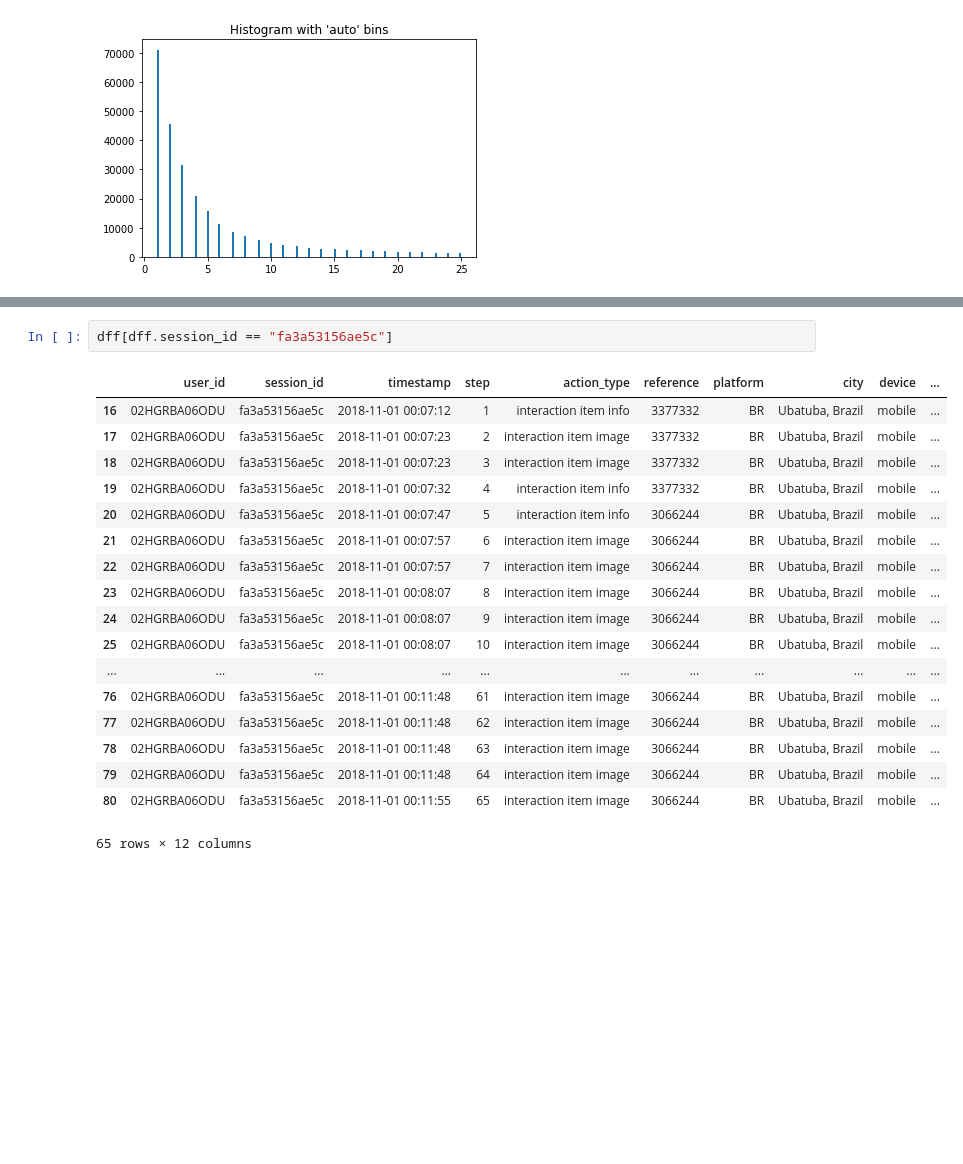
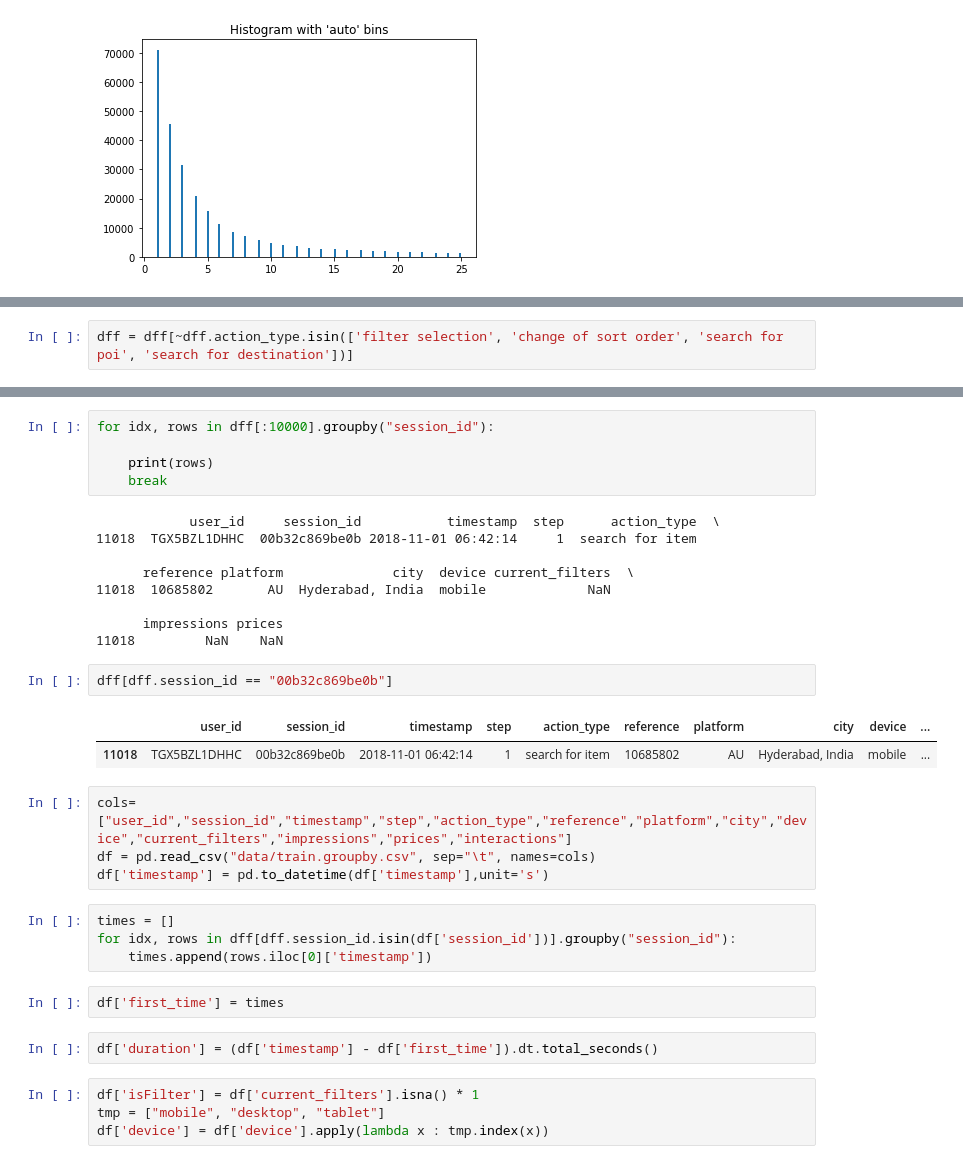
Before and after one commit to feay1234/RSC2019, a Jupyter notebook: Data.ipynb, the cells around one changed output, grey strips where cells are left out. Saved outputs shown, nothing was run; the diff lists cells and outputs as text; blank space fills up the shorter version.

```diff
--- a/Data.ipynb
+++ b/Data.ipynb
@@ -332,0 +154,2 @@ s.filter(lambda x: len(x) ==1)
+# %%
+dff = dff[~dff.action_type.isin(['filter selection', 'change of sort order', 'search for poi', 'search for destination'])]
@@ -333,21 +165,35 @@ s.filter(lambda x: len(x) ==1)
+# %%
+for idx, rows in dff[:10000].groupby("session_id"):
+
+    print(rows)
+    break
+# %% [output]
+            user_id     session_id           timestamp  step      action_type  \
+11018  TGX5BZL1DHHC  00b32c869be0b 2018-11-01 06:42:14     1  search for item
+
+      reference platform              city  device current_filters  \
+11018  10685802       AU  Hyderabad, India  mobile             NaN
+
+      impressions prices
+11018         NaN    NaN
 # %%
-dff[dff.session_id == "fa3a53156ae5c"]
+dff[dff.session_id == "00b32c869be0b"]
 # %% [output]
 |  | user_id | session_id | timestamp | step | action_type | reference | platform | city | device | ... |
-| 16 | 02HGRBA06ODU | fa3a53156ae5c | 2018-11-01 00:07:12 | 1 | interaction item info | 3377332 | BR | Ubatuba, Brazil | mobile | ... |
-| 17 | 02HGRBA06ODU | fa3a53156ae5c | 2018-11-01 00:07:23 | 2 | interaction item image | 3377332 | BR | Ubatuba, Brazil | mobile | ... |
-| 18 | 02HGRBA06ODU | fa3a53156ae5c | 2018-11-01 00:07:23 | 3 | interaction item image | 3377332 | BR | Ubatuba, Brazil | mobile | ... |
-| 19 | 02HGRBA06ODU | fa3a53156ae5c | 2018-11-01 00:07:32 | 4 | interaction item info | 3377332 | BR | Ubatuba, Brazil | mobile | ... |
-| 20 | 02HGRBA06ODU | fa3a53156ae5c | 2018-11-01 00:07:47 | 5 | interaction item info | 3066244 | BR | Ubatuba, Brazil | mobile | ... |
-| 21 | 02HGRBA06ODU | fa3a53156ae5c | 2018-11-01 00:07:57 | 6 | interaction item image | 3066244 | BR | Ubatuba, Brazil | mobile | ... |
-| 22 | 02HGRBA06ODU | fa3a53156ae5c | 2018-11-01 00:07:57 | 7 | interaction item image | 3066244 | BR | Ubatuba, Brazil | mobile | ... |
-| 23 | 02HGRBA06ODU | fa3a53156ae5c | 2018-11-01 00:08:07 | 8 | interaction item image | 3066244 | BR | Ubatuba, Brazil | mobile | ... |
-| 24 | 02HGRBA06ODU | fa3a53156ae5c | 2018-11-01 00:08:07 | 9 | interaction item image | 3066244 | BR | Ubatuba, Brazil | mobile | ... |
-| 25 | 02HGRBA06ODU | fa3a53156ae5c | 2018-11-01 00:08:07 | 10 | interaction item image | 3066244 | BR | Ubatuba, Brazil | mobile | ... |
-| ... | ... | ... | ... | ... | ... | ... | ... | ... | ... | ... |
-| 76 | 02HGRBA06ODU | fa3a53156ae5c | 2018-11-01 00:11:48 | 61 | interaction item image | 3066244 | BR | Ubatuba, Brazil | mobile | ... |
-| 77 | 02HGRBA06ODU | fa3a53156ae5c | 2018-11-01 00:11:48 | 62 | interaction item image | 3066244 | BR | Ubatuba, Brazil | mobile | ... |
-| 78 | 02HGRBA06ODU | fa3a53156ae5c | 2018-11-01 00:11:48 | 63 | interaction item image | 3066244 | BR | Ubatuba, Brazil | mobile | ... |
-| 79 | 02HGRBA06ODU | fa3a53156ae5c | 2018-11-01 00:11:48 | 64 | interaction item image | 3066244 | BR | Ubatuba, Brazil | mobile | ... |
-| 80 | 02HGRBA06ODU | fa3a53156ae5c | 2018-11-01 00:11:55 | 65 | interaction item image | 3066244 | BR | Ubatuba, Brazil | mobile | ... |
+| 11018 | TGX5BZL1DHHC | 00b32c869be0b | 2018-11-01 06:42:14 | 1 | search for item | 10685802 | AU | Hyderabad, India | mobile | ... |
-65 rows × 12 columns
+# %%
+cols=["user_id","session_id","timestamp","step","action_type","reference","platform","city","device","current_filters","impressions","prices","interactions"]
+df = pd.read_csv("data/train.groupby.csv", sep="\t", names=cols)
+df['timestamp'] = pd.to_datetime(df['timestamp'],unit='s')
+# %%
+times = []
+for idx, rows in dff[dff.session_id.isin(df['session_id'])].groupby("session_id"):
+    times.append(rows.iloc[0]['timestamp'])
+# %%
+df['first_time'] = times
+# %%
+df['duration'] = (df['timestamp'] - df['first_time']).dt.total_seconds()
+# %%
+df['isFilter'] = df['current_filters'].isna() * 1
+tmp = ["mobile", "desktop", "tablet"]
+df['device'] = df['device'].apply(lambda x : tmp.index(x))
```
Also changed, not shown: parts of 34 cells of this notebook.
